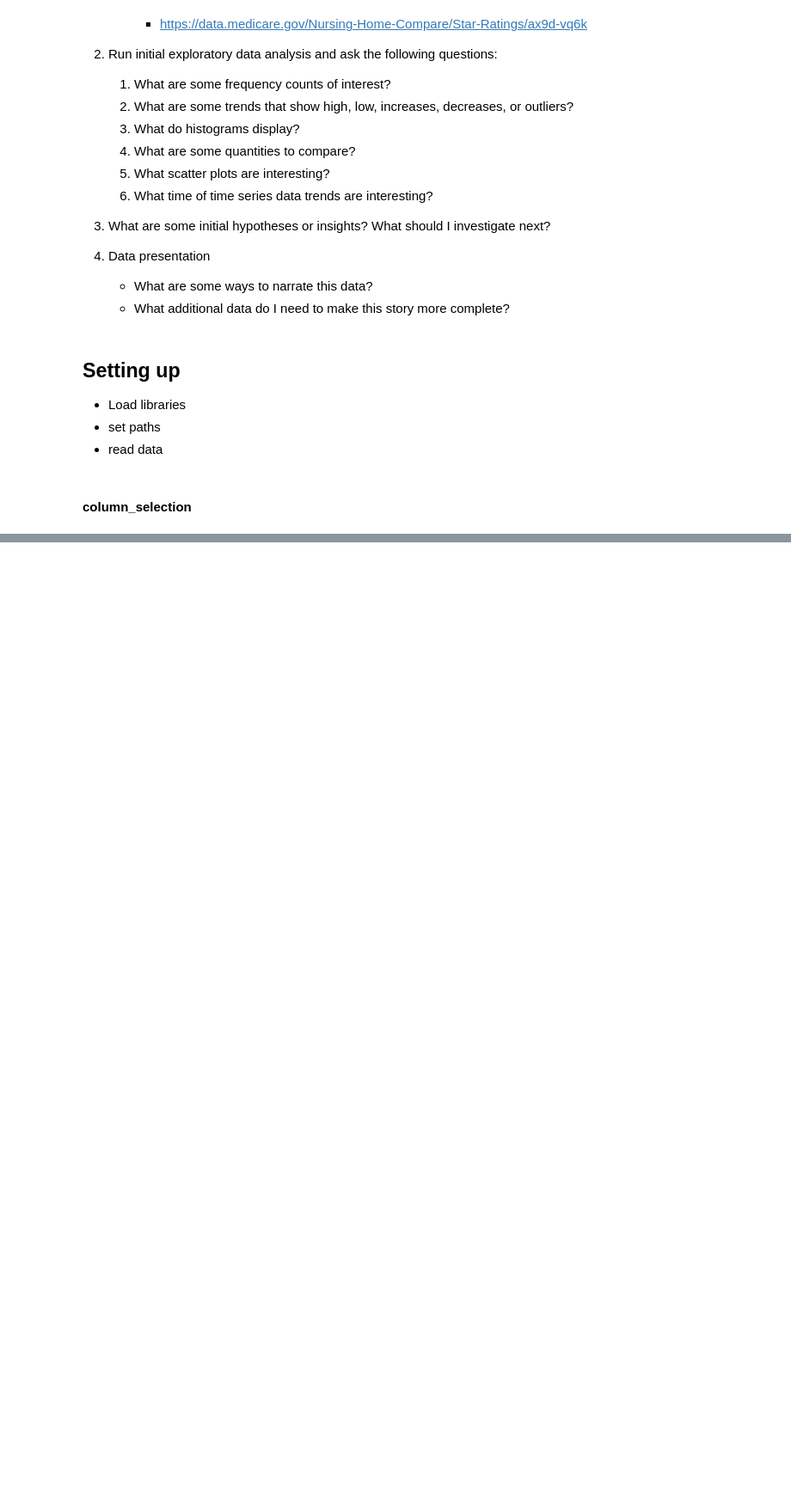
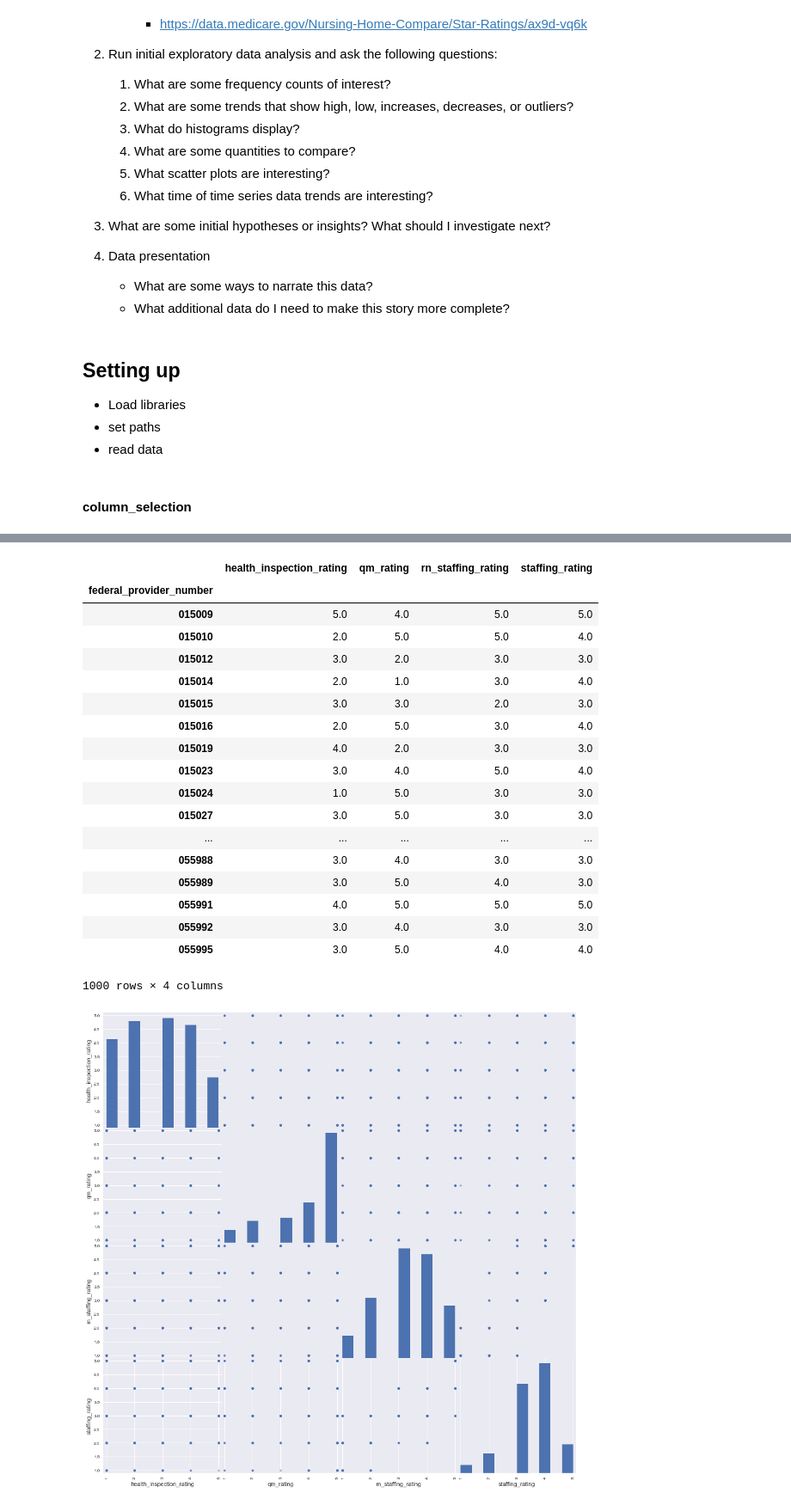
Before and after one commit to chrisgian/SB7.2-Exploratory-Data-Analysis-Using-Medicare-Data, a Jupyter notebook: Exploratory Analysis.ipynb, the cells around one changed output, grey strips where cells are left out. Shown: that part at 86% size. Cells and saved outputs as stored; diff of their text form; code cells hidden in the pictures; blank space fills up the shorter version.

```diff
--- a/Exploratory Analysis.ipynb
+++ b/Exploratory Analysis.ipynb
@@ -93,0 +94,24 @@ info = info.merge(mds[['three_quarter_average']], left_index= True, right_index=
+# %%
+pd.tools.plotting.scatter_matrix(star)
+stars
+# %% [output]
+|  | health_inspection_rating | qm_rating | rn_staffing_rating | staffing_rating |
+| federal_provider_number |  |  |  |  |
+| 015009 | 5.0 | 4.0 | 5.0 | 5.0 |
+| 015010 | 2.0 | 5.0 | 5.0 | 4.0 |
+| 015012 | 3.0 | 2.0 | 3.0 | 3.0 |
+| 015014 | 2.0 | 1.0 | 3.0 | 4.0 |
+| 015015 | 3.0 | 3.0 | 2.0 | 3.0 |
+| 015016 | 2.0 | 5.0 | 3.0 | 4.0 |
+| 015019 | 4.0 | 2.0 | 3.0 | 3.0 |
+| 015023 | 3.0 | 4.0 | 5.0 | 4.0 |
+| 015024 | 1.0 | 5.0 | 3.0 | 3.0 |
+| 015027 | 3.0 | 5.0 | 3.0 | 3.0 |
+| ... | ... | ... | ... | ... |
+| 055988 | 3.0 | 4.0 | 3.0 | 3.0 |
+| 055989 | 3.0 | 5.0 | 4.0 | 3.0 |
+| 055991 | 4.0 | 5.0 | 5.0 | 5.0 |
+| 055992 | 3.0 | 4.0 | 3.0 | 3.0 |
+| 055995 | 3.0 | 5.0 | 4.0 | 4.0 |
+1000 rows × 4 columns
+[figure, added]
```
Also changed, not shown: parts of 18 cells of this notebook.
